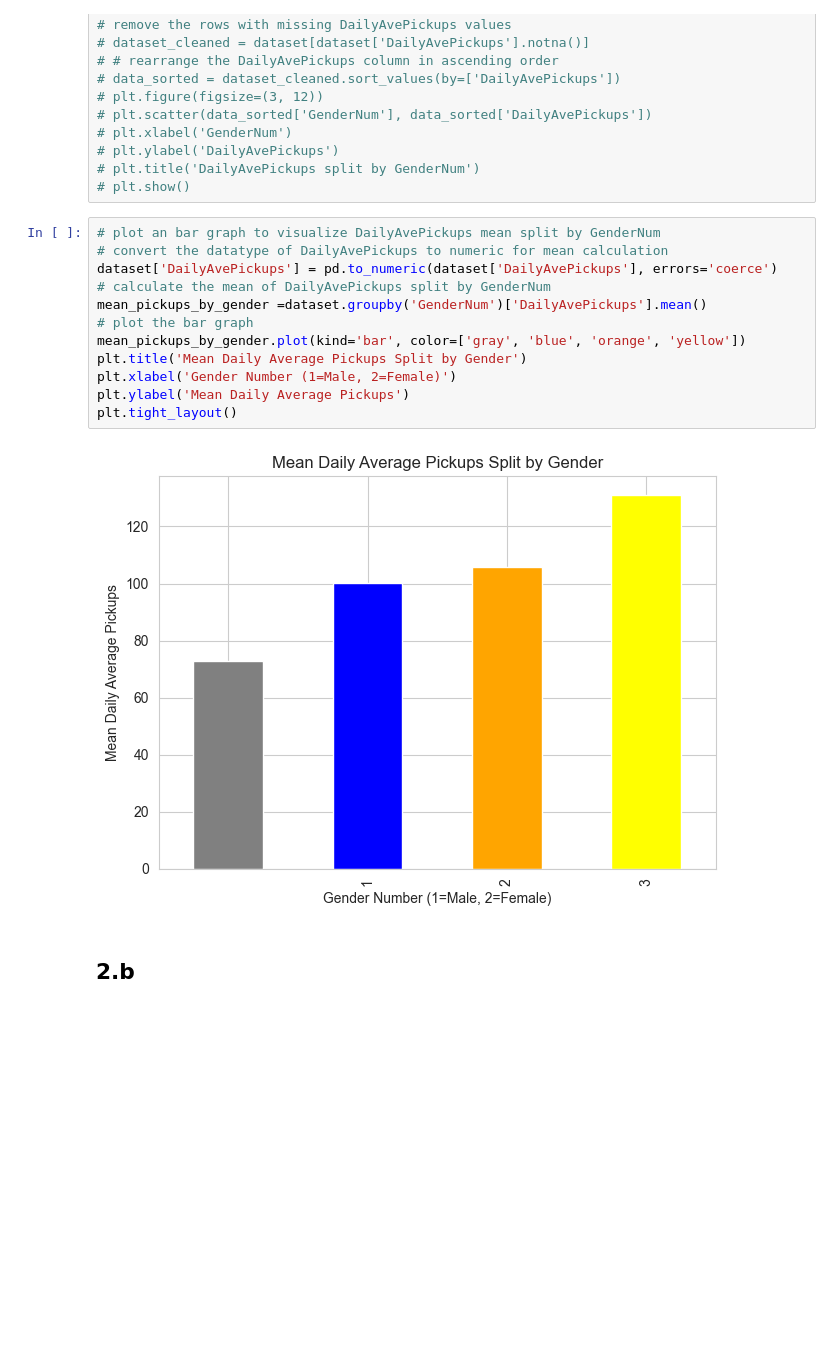
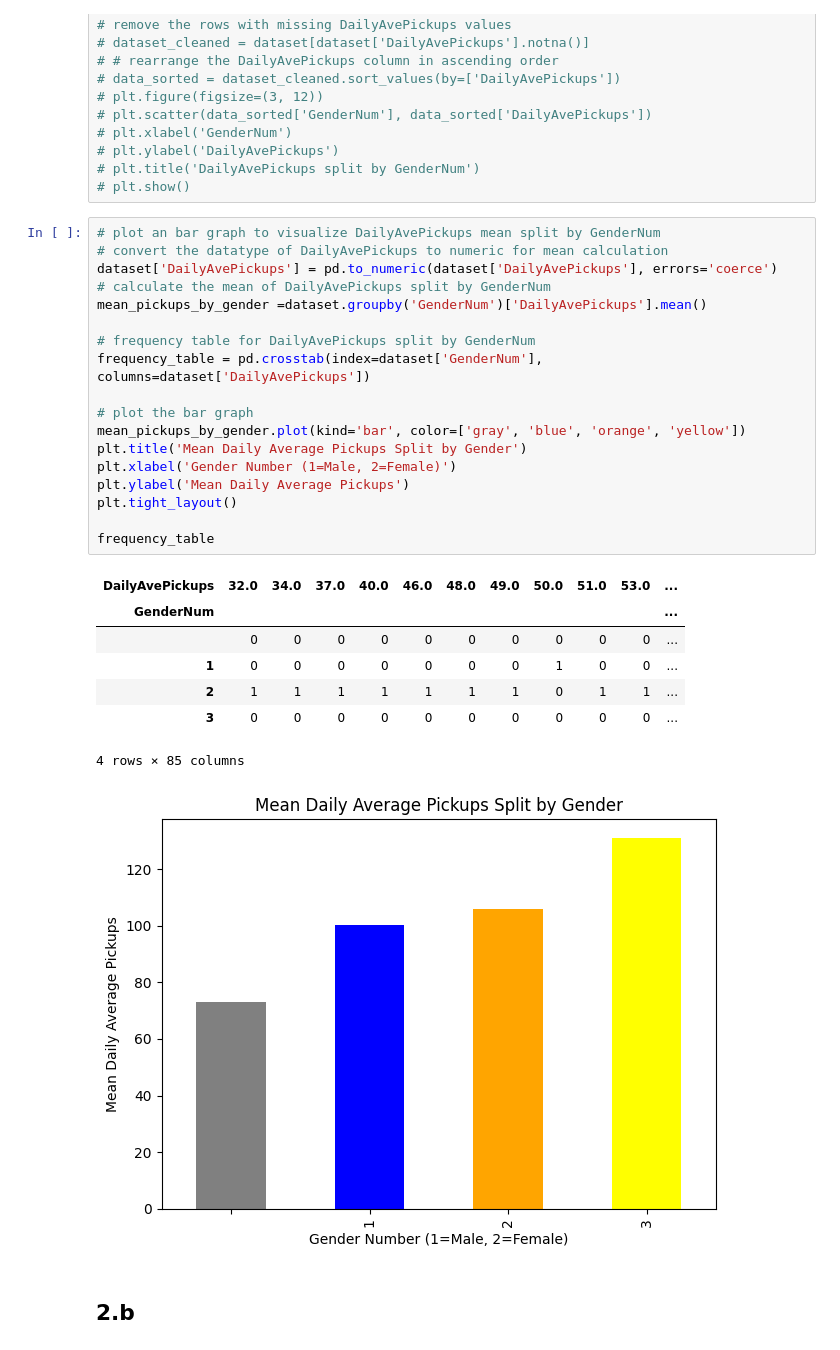
Before and after one commit to ChloeH719/Mathematics-and-Statistics, a Jupyter notebook: inclass_assignment1.ipynb, the cells around one changed output. Drawn from its saved outputs; the diff is of its cells as text; blank space fills up the shorter version.

```diff
--- a/inclass_assignment1.ipynb
+++ b/inclass_assignment1.ipynb
@@ -92,17 +92,30 @@ dataset
 # %%
 # plot an bar graph to visualize DailyAvePickups mean split by GenderNum
 # convert the datatype of DailyAvePickups to numeric for mean calculation
 dataset['DailyAvePickups'] = pd.to_numeric(dataset['DailyAvePickups'], errors='coerce')
 # calculate the mean of DailyAvePickups split by GenderNum
 mean_pickups_by_gender =dataset.groupby('GenderNum')['DailyAvePickups'].mean()
+
+# frequency table for DailyAvePickups split by GenderNum
+frequency_table = pd.crosstab(index=dataset['GenderNum'], columns=dataset['DailyAvePickups'])
+
 # plot the bar graph
 mean_pickups_by_gender.plot(kind='bar', color=['gray', 'blue', 'orange', 'yellow'])
 plt.title('Mean Daily Average Pickups Split by Gender')
 plt.xlabel('Gender Number (1=Male, 2=Female)')
 plt.ylabel('Mean Daily Average Pickups')
 plt.tight_layout()
+
+frequency_table
 # %% [output]
+| DailyAvePickups | 32.0 | 34.0 | 37.0 | 40.0 | 46.0 | 48.0 | 49.0 | 50.0 | 51.0 | 53.0 | ... |
+| GenderNum |  |  |  |  |  |  |  |  |  |  | ... |
+|  | 0 | 0 | 0 | 0 | 0 | 0 | 0 | 0 | 0 | 0 | ... |
+| 1 | 0 | 0 | 0 | 0 | 0 | 0 | 0 | 1 | 0 | 0 | ... |
+| 2 | 1 | 1 | 1 | 1 | 1 | 1 | 1 | 0 | 1 | 1 | ... |
+| 3 | 0 | 0 | 0 | 0 | 0 | 0 | 0 | 0 | 0 | 0 | ... |
+4 rows × 85 columns
-[figure, old version]
+[figure, new version]
 # %% [markdown]
 ## **2.b**
 # %%
```
Also changed, not shown: 1 other file.
